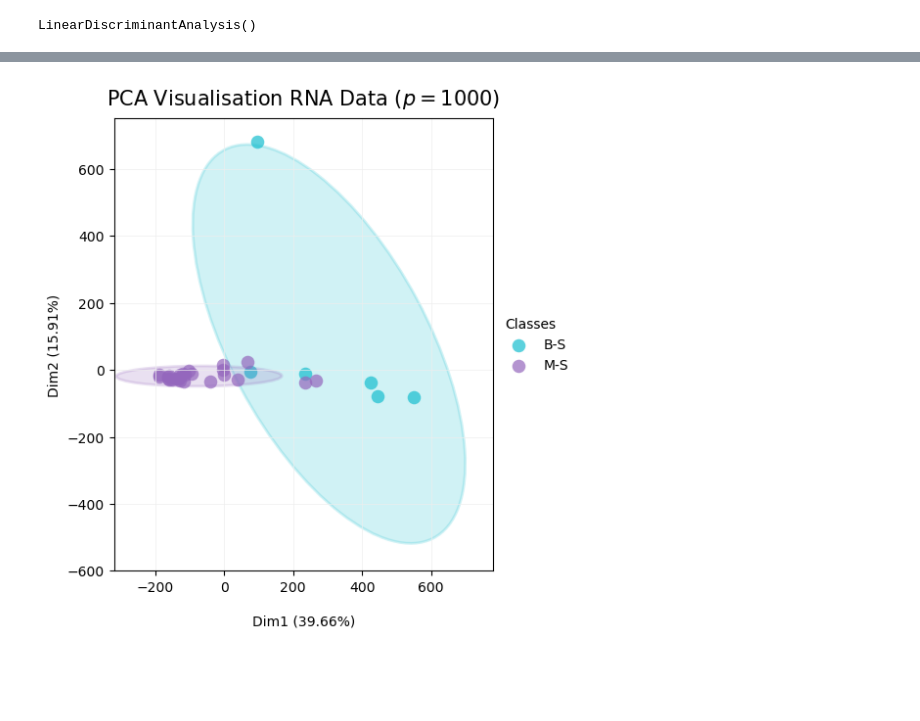
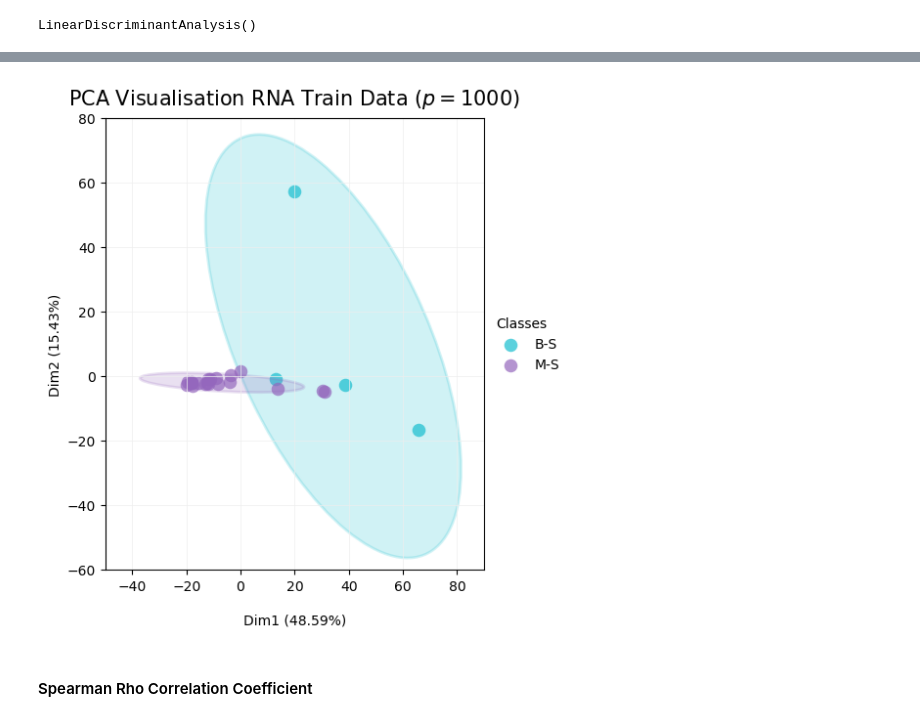
Before and after one commit to KristoferLintonReid/ultrasound-contrastivemodels, a Jupyter notebook: notebooks/plots_original.ipynb, the cells around one changed output, grey strips where cells are left out. Saved outputs shown, nothing was run; the diff lists cells and outputs as text; code cells hidden in the pictures; blank space fills up the shorter version.

```diff
--- a/notebooks/plots_original.ipynb
+++ b/notebooks/plots_original.ipynb
@@ -356,0 +635,3 @@ plt.show()
+# %%
+# Final dataframe for plotting the data for class
+df_rad_pca_class = pd.concat([df_rad_princComps, rad_class], axis=1)
@@ -360,0 +692,13 @@ plt.show()
+# %%
+# Seperating out the features
+rna_all = rna_df.drop(["SURGICAL"], axis=1)
+# Seperating out the target
+rna_class = rna_df[["SURGICAL"]]
+
+# Create PCA with 2 components
+rna_pca = PCA(n_components=2)
+rna_prinComps = rna_pca.fit_transform(rna_all)
+
+# Create DataFrame
+df_rna_princComps = pd.DataFrame(data=rna_prinComps, columns=["Principal Component 1", "Principal Component 2"])
+df_rna_princComps
@@ -360,0 +728,3 @@ plt.show()
+# %%
+# Final dataframe for plotting the data for class
+df_rna_pca_class = pd.concat([df_rna_princComps, rna_class], axis=1)
@@ -440,7 +862,6 @@ rna_prinComps = rna_pca.fit_transform(rna_1000)
 
 # Create DataFrame
 df_rna_princComps = pd.DataFrame(data=rna_prinComps, columns=["Principal Component 1", "Principal Component 2"])
-df_rna_princComps = df_rna_princComps.loc[:].mul(10).round(2)
 df_rna_princComps
 # %% [output]
 |  | Principal Component 1 | Principal Component 2 |
@@ -487,34 +908,36 @@ for target, colour in zip(targets, colours):
 
     # Get values to build the ellipse
     cov = np.cov(xdata, ydata)
     vals, vecs = eigsorted(cov)
     theta = np.degrees(np.arctan2(*vecs[:,0][::-1]))
     w, h = 2 * 2 * np.sqrt(vals)
 
     # Create the ellipse
     ell = Ellipse(xy=(np.mean(xdata), np.mean(ydata)),
                   width=w, height=h,
                   angle=theta,
                   color=colour, linewidth=2, alpha=0.2)
 
     ell.set_facecolor(colour) # reference the colour for each factor (defined by lab)
     ax.add_artist(ell)
     ax.scatter(xdata, ydata,
                label=target, # use labels provided above
                c=colour, # use colors provided above
                lw=0, #remove the outer line of each point
                alpha=0.7, # increase transparency of points
                s=95) # increase the size of points
 
  # Add labels showing percentage of the variance explained
-ax.set_title("PCA Visualisation RNA Data ($p=1000$)", fontsize = 15, pad=10)
+ax.set_title("PCA Visualisation RNA Train Data ($p=1000$)", fontsize = 15, pad=10)
 ax.set_xlabel('Dim1 ({:.2f}%)'.format(rna_pca.explained_variance_ratio_[0]*100), fontsize=10, labelpad=15)
-ax.set_xlim(-320,780)
+ax.set_xlim(-50,90)
 ax.set_ylabel('Dim2 ({:.2f}%)'.format(rna_pca.explained_variance_ratio_[1]*100), fontsize=10)
-ax.set_ylim(-600,750)
+ax.set_ylim(-60,80)
 ax.grid(which="major", color="#EEEEEE", linewidth=0.5)
 
 plt.legend(bbox_to_anchor=(1, 0.5), loc="center left", frameon=False, title="Classes", alignment="left")
 plt.show()
 # %% [output]
-[figure, old version]
+[figure, new version]
+# %% [markdown]
+#### Spearman Rho Correlation Coefficient
```
Also changed, not shown: parts of 79 cells of this notebook, 1 other file.
